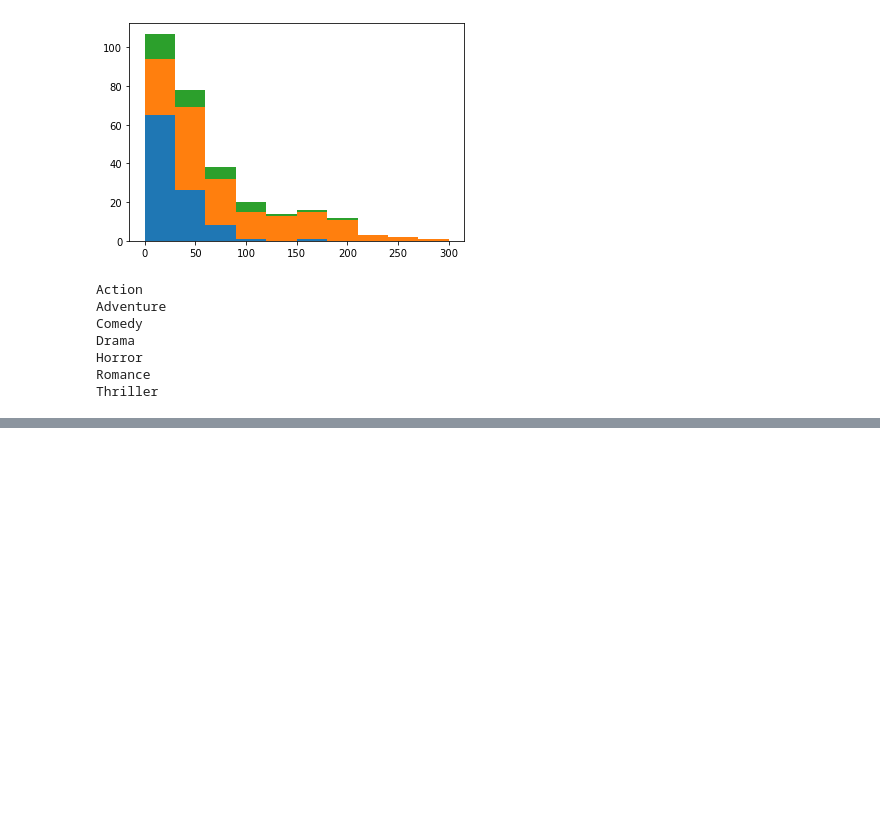
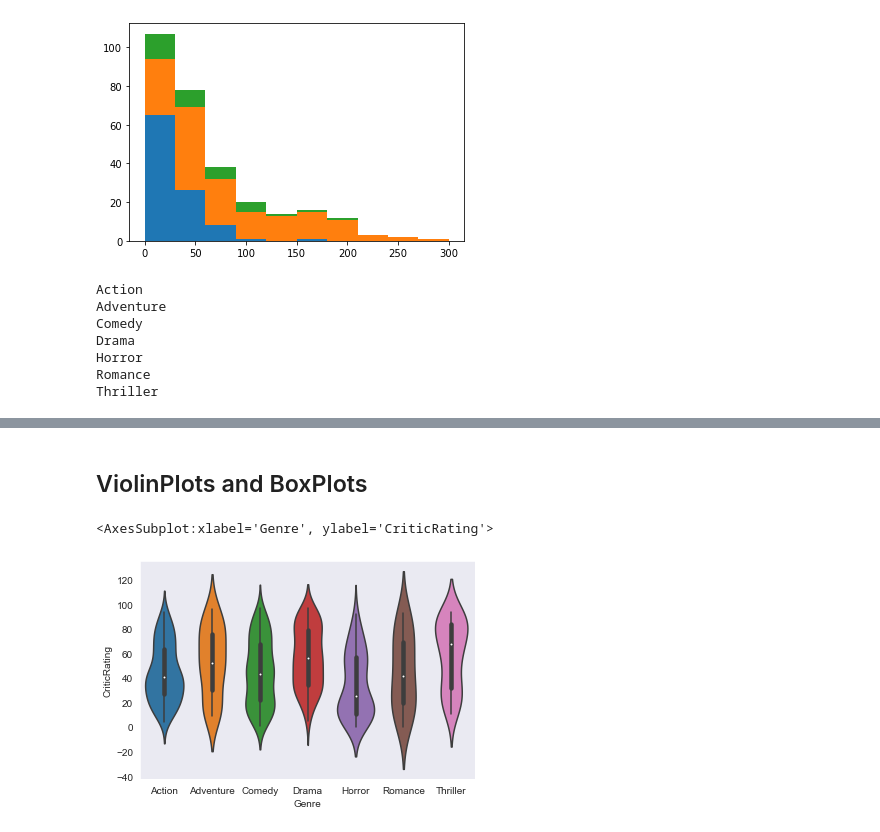
Before and after one commit to Abdullah-ICT-14/Python, a Jupyter notebook: Advanced Visualization/Advanced Visualization.ipynb, the cells around one changed output, grey strips where cells are left out. Saved outputs shown, nothing was run; the diff lists cells and outputs as text; code cells hidden in the pictures; blank space fills up the shorter version.

Commit message:
Boxplot vs ViolinPlots

```diff
--- a/Advanced Visualization/Advanced Visualization.ipynb
+++ b/Advanced Visualization/Advanced Visualization.ipynb
@@ -278,0 +279,8 @@ plt.show()
+# %% [markdown]
+## ViolinPlots and BoxPlots
+# %%
+v1=sns.violinplot(data=df,x='Genre',y='CriticRating')
+v1
+# %% [output]
+<AxesSubplot:xlabel='Genre', ylabel='CriticRating'>
+[figure, added]
```
Also changed, not shown: parts of 33 cells of this notebook.
